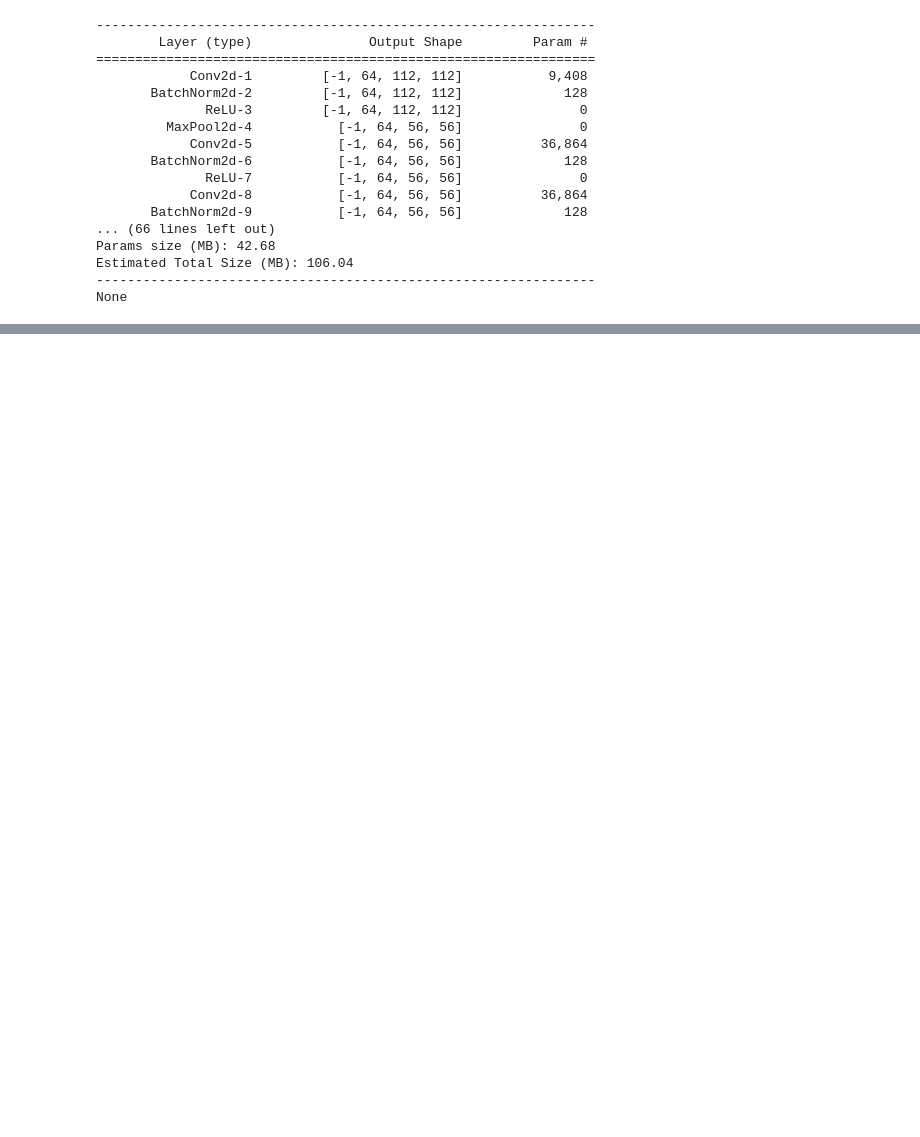
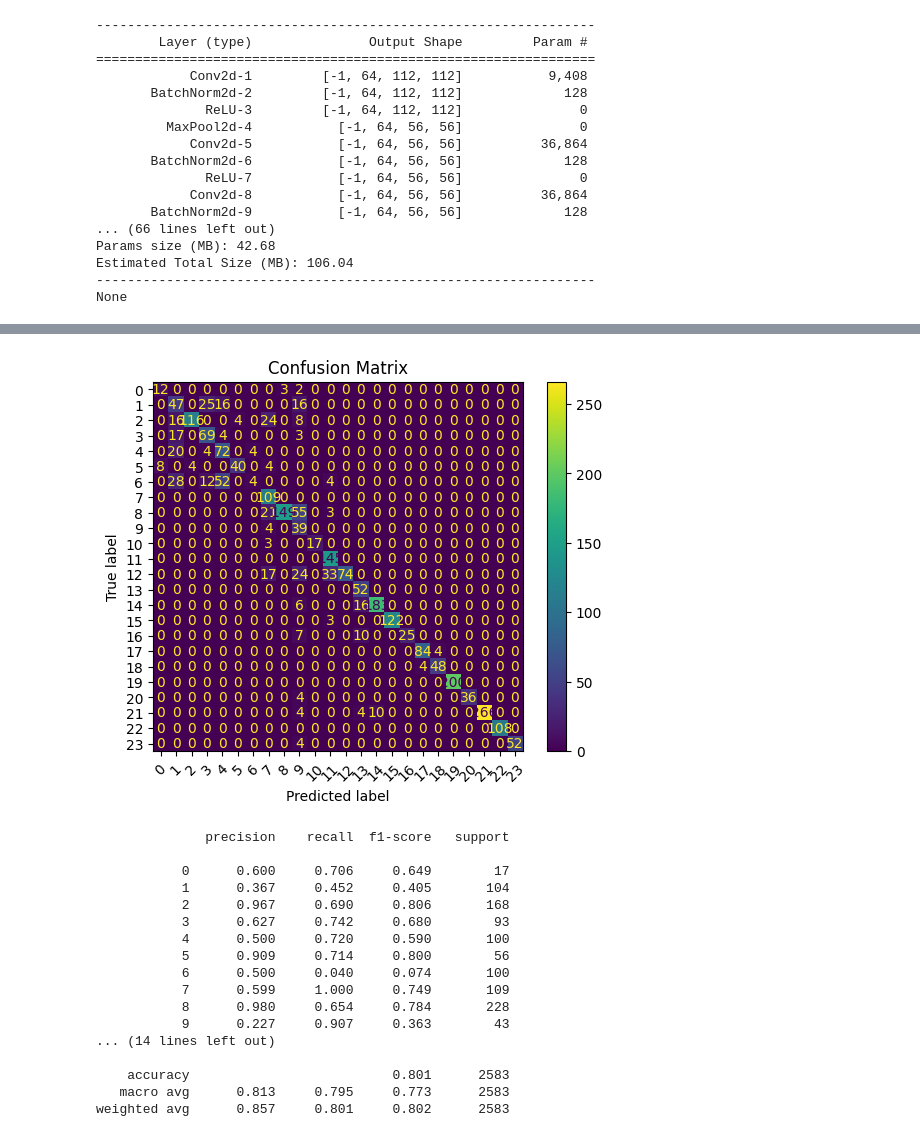
Before and after one commit to amelialon/IT1244-Final-Project, a Jupyter notebook: Proj.ipynb, the cells around one changed output, grey strips where cells are left out. Cells and saved outputs as stored; diff of their text form; code cells hidden in the pictures; blank space fills up the shorter version.

```diff
--- a/Proj.ipynb
+++ b/Proj.ipynb
@@ -890,0 +914,44 @@ RuntimeError: Input type (MPSFloatType) and weight type (torch.FloatTensor) shou
+# %%
+from sklearn.metrics import confusion_matrix, ConfusionMatrixDisplay, classification_report
+
+y_true = []
+y_pred = []
+
+resnet.eval()
+test_loss = 0.0
+correct = 0
+total = 0
+
+with torch.no_grad():
+    for images, labels in test_loader:
+        images = images.to(device)
+        labels = labels.to(device)
+
+        outputs = resnet(images)
+        loss = criterion(outputs, labels)
+        test_loss += loss.item()
+
+        _, predicted = torch.max(outputs, 1)
+        total += labels.size(0)
+        correct += (predicted == labels).sum().item()
+
+        y_true.extend(labels.cpu().numpy())
+        y_pred.extend(predicted.cpu().numpy())
+
+# Final metrics
+avg_test_loss = test_loss / len(test_loader)
+test_accuracy = 100 * correct / total
+
+print(f"\nTest Loss: {avg_test_loss:.4f}")
+print(f"Test Accuracy: {test_accuracy:.2f}%")
+
+# Confusion matrix
+cm = confusion_matrix(y_true, y_pred)
+disp = ConfusionMatrixDisplay(confusion_matrix=cm)
+disp.plot(xticks_rotation=45)
+plt.title("Confusion Matrix")
+plt.show()
+
+# Classification report
+print(classification_report(y_true, y_pred, digits=3))
+# %% [output]
@@ -890,0 +960,18 @@ RuntimeError: Input type (MPSFloatType) and weight type (torch.FloatTensor) shou
+[figure, added]
+              precision    recall  f1-score   support
+
+           0      0.600     0.706     0.649        17
+           1      0.367     0.452     0.405       104
+           2      0.967     0.690     0.806       168
+           3      0.627     0.742     0.680        93
+           4      0.500     0.720     0.590       100
+           5      0.909     0.714     0.800        56
+           6      0.500     0.040     0.074       100
+           7      0.599     1.000     0.749       109
+           8      0.980     0.654     0.784       228
+           9      0.227     0.907     0.363        43
+... (14 lines left out)
+
+    accuracy                          0.801      2583
+   macro avg      0.813     0.795     0.773      2583
+weighted avg      0.857     0.801     0.802      2583
```
Also changed, not shown: parts of 7 cells of this notebook.
